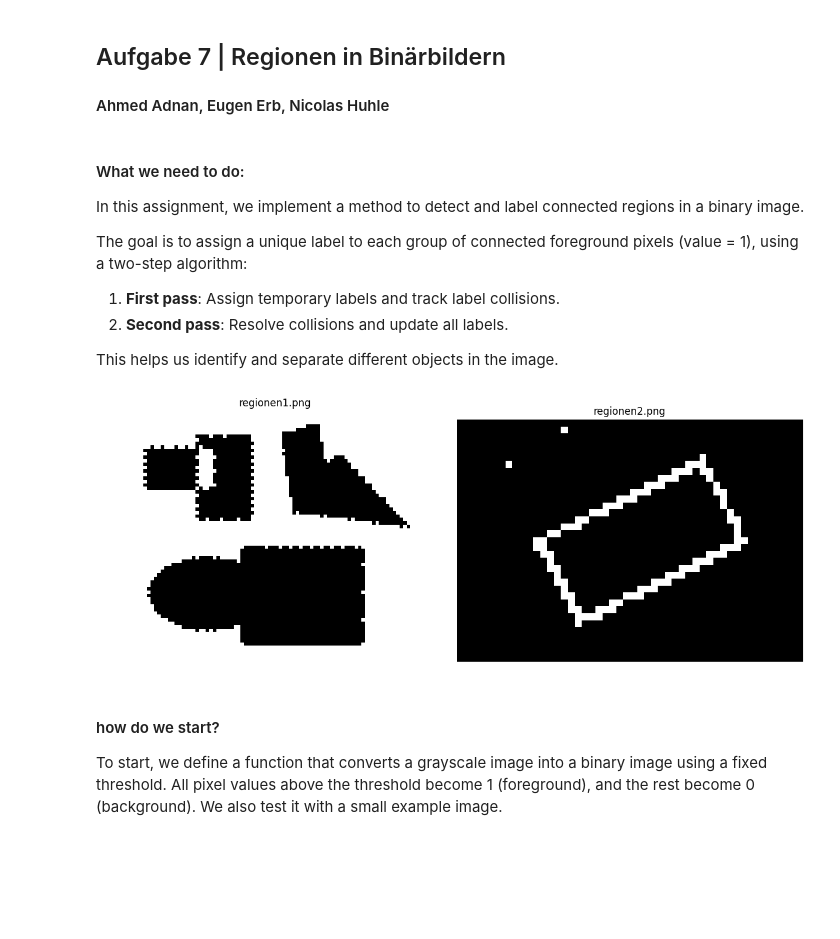
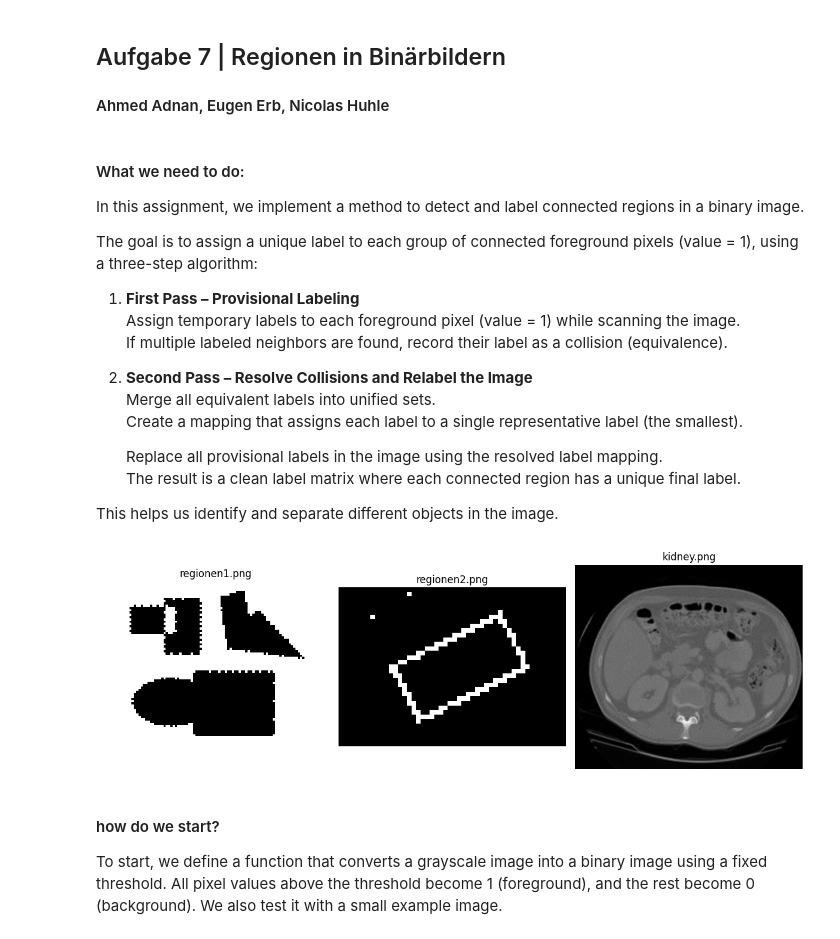
Before and after one commit to AhmedZ41/2DCV-Tasks, a Jupyter notebook: 7.Aufgabe/Aufgabe-7.ipynb, the cells around one changed output. Cells and saved outputs as stored; diff of their text form; code cells hidden in the pictures; blank space fills up the shorter version.

```diff
--- a/7.Aufgabe/Aufgabe-7.ipynb
+++ b/7.Aufgabe/Aufgabe-7.ipynb
@@ -5,44 +5,61 @@
 #### What we need to do:
 In this assignment, we implement a method to detect and label connected regions in a binary image.
 
-The goal is to assign a unique label to each group of connected foreground pixels (value = 1), using a two-step algorithm:
-1. **First pass**: Assign temporary labels and track label collisions.
-2. **Second pass**: Resolve collisions and update all labels.
+The goal is to assign a unique label to each group of connected foreground pixels (value = 1), using a three-step algorithm:
+1. **First Pass – Provisional Labeling**
+   Assign temporary labels to each foreground pixel (value = 1) while scanning the image.
+   If multiple labeled neighbors are found, record their label as a collision (equivalence).
+
+2. **Second Pass – Resolve Collisions and Relabel the Image** <br>
+   Merge all equivalent labels into unified sets.
+   Create a mapping that assigns each label to a single representative label (the smallest).
+
+
+   Replace all provisional labels in the image using the resolved label mapping.
+   The result is a clean label matrix where each connected region has a unique final label.
+
 
 This helps us identify and separate different objects in the image.
 # %%
 import numpy as np
 import matplotlib.pyplot as plt
 from PIL import Image
 import pandas as pd
 import cv2
 
 
-# Load and convert both images to grayscale
+# convert both images to grayscale
 image1 = Image.open("regionen1.png").convert("L")
 image2 = Image.open("regionen2.png").convert("L")
+image3 = Image.open("kidney.png").convert("L")
 
-# Convert to numpy arrays
+# to numpy arrays
 image1_np = np.array(image1)
 image2_np = np.array(image2)
+image3_np = np.array(image3)
 
-# Display the images
+# Display
 plt.figure(figsize=(12, 5))
 
-plt.subplot(1, 2, 1)
+plt.subplot(1, 3, 1)
 plt.imshow(image1_np, cmap='gray')
 plt.title("regionen1.png")
 plt.axis('off')
 
-plt.subplot(1, 2, 2)
+plt.subplot(1, 3, 2)
 plt.imshow(image2_np, cmap='gray')
 plt.title("regionen2.png")
 plt.axis('off')
 
+plt.subplot(1, 3, 3)
+plt.imshow(image3_np, cmap='gray')
+plt.title("kidney.png")
+plt.axis('off')
+
 plt.tight_layout()
 plt.show()
 # %% [output]
-[figure, old version]
+[figure, new version]
 # %% [markdown]
 #### how do we start?
 To start, we define a function that converts a grayscale image into a binary image using a fixed threshold.
```
Also changed, not shown: parts of 26 cells of this notebook, 4 other files.
